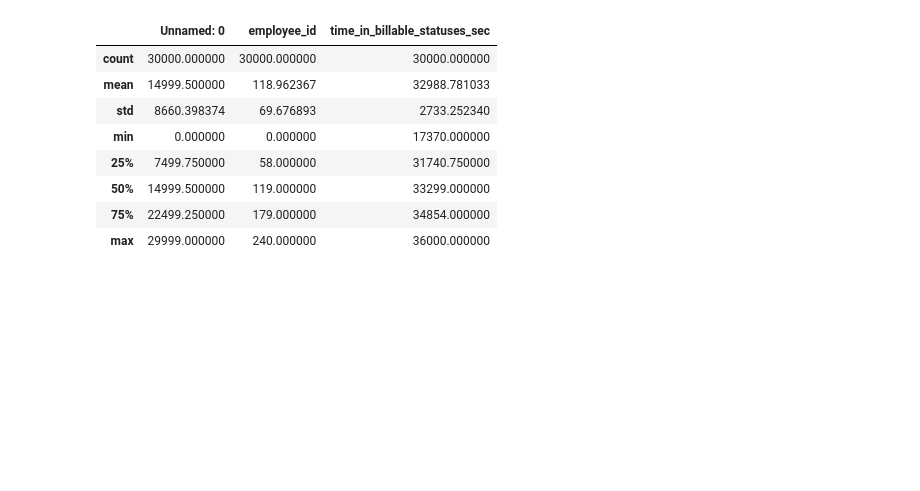
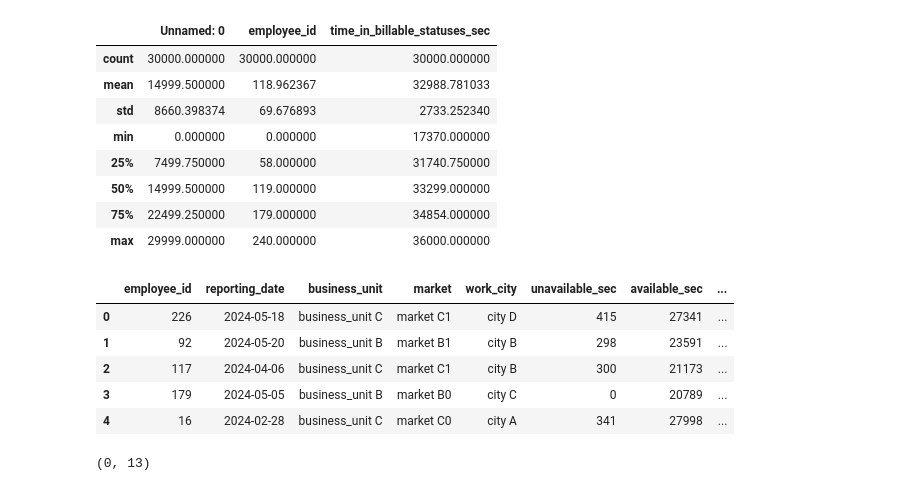
Before and after one commit to Tarifi-Hicham/Employee_Analysis, a Jupyter notebook: script.ipynb, the cells around one changed output. Drawn from its saved outputs; the diff is of its cells as text; code cells hidden in the pictures; blank space fills up the shorter version.

```diff
--- a/script.ipynb
+++ b/script.ipynb
@@ -137,3 +176,34 @@ df_employee_productivity.describe()
 | 50% | 14999.500000 | 119.000000 | 33299.000000 |
 | 75% | 22499.250000 | 179.000000 | 34854.000000 |
 | max | 29999.000000 | 240.000000 | 36000.000000 |
+# %%
+# convert reporting_date to datetime format
+df_employee_productivity['reporting_date'] = pd.to_datetime(df_employee_productivity['reporting_date'])
+
+# Parse the 'status_map' column
+df_employee_productivity['status_map'] = df_employee_productivity['status_map'].apply(ast.literal_eval)
+status_df = df_employee_productivity['status_map'].apply(pd.Series)
+
+# Insert the parsed columns at a specified position
+insert_position = 6
+
+for col in status_df.columns[::-1]:  # Reverse the column order for correct insertion
+    df_employee_productivity.insert(insert_position, col, status_df[col])
+
+# Drop the original 'status_map' column
+df_employee_productivity.drop(columns=['Unnamed: 0'], inplace=True)
+df_employee_productivity.drop(columns=['status_map'], inplace=True)
+
+df_employee_productivity.head()
+# %% [output]
+|  | employee_id | reporting_date | business_unit | market | work_city | unavailable_sec | available_sec | ... |
+| 0 | 226 | 2024-05-18 | business_unit C | market C1 | city D | 415 | 27341 | ... |
+| 1 | 92 | 2024-05-20 | business_unit B | market B1 | city B | 298 | 23591 | ... |
+| 2 | 117 | 2024-04-06 | business_unit C | market C1 | city B | 300 | 21173 | ... |
+| 3 | 179 | 2024-05-05 | business_unit B | market B0 | city C | 0 | 20789 | ... |
+| 4 | 16 | 2024-02-28 | business_unit C | market C0 | city A | 341 | 27998 | ... |
+# %%
+# Verify duplicates if exists
+df_employee_productivity[df_employee_productivity.duplicated()].shape
+# %% [output]
+(0, 13)
```
Also changed, not shown: parts of 7 cells of this notebook.
